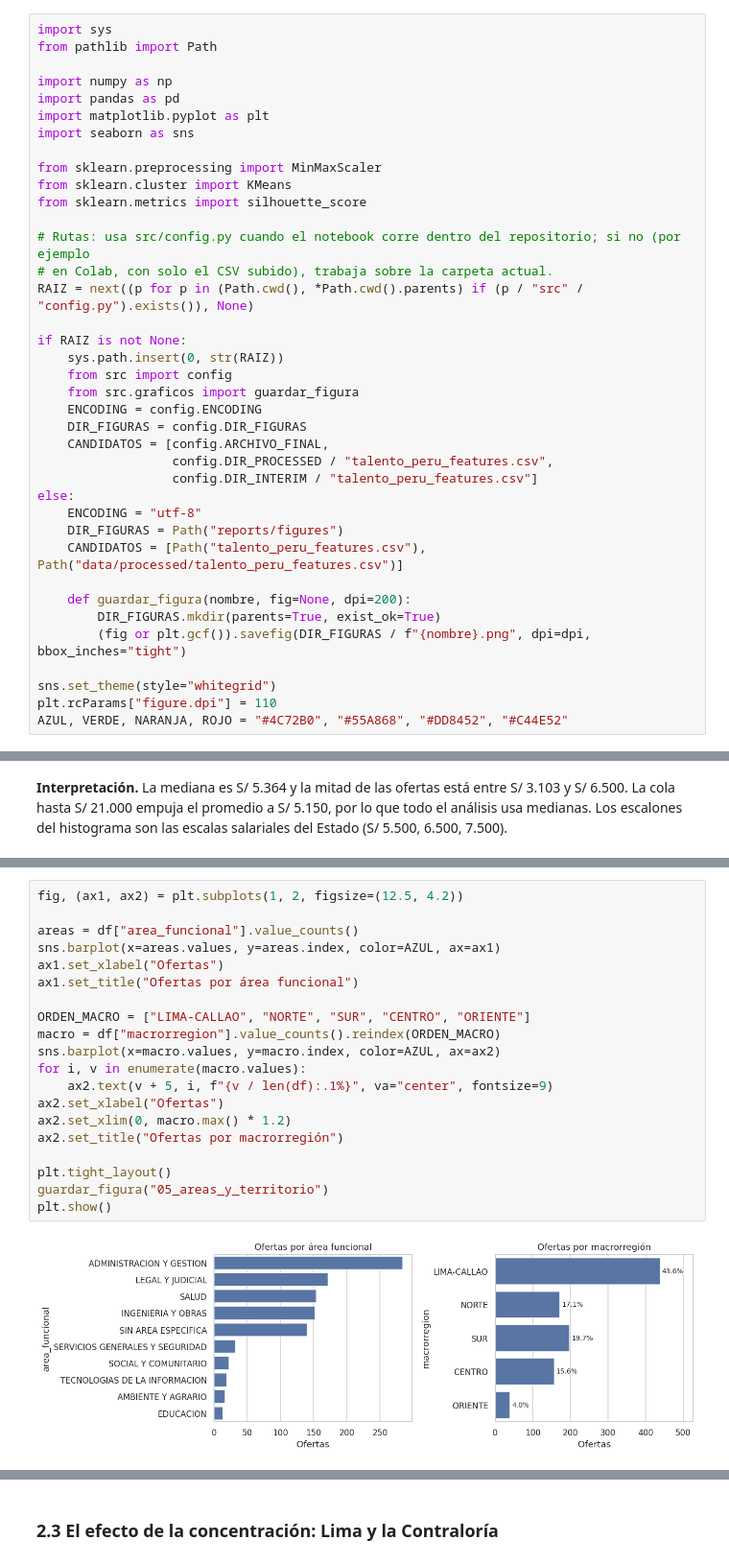
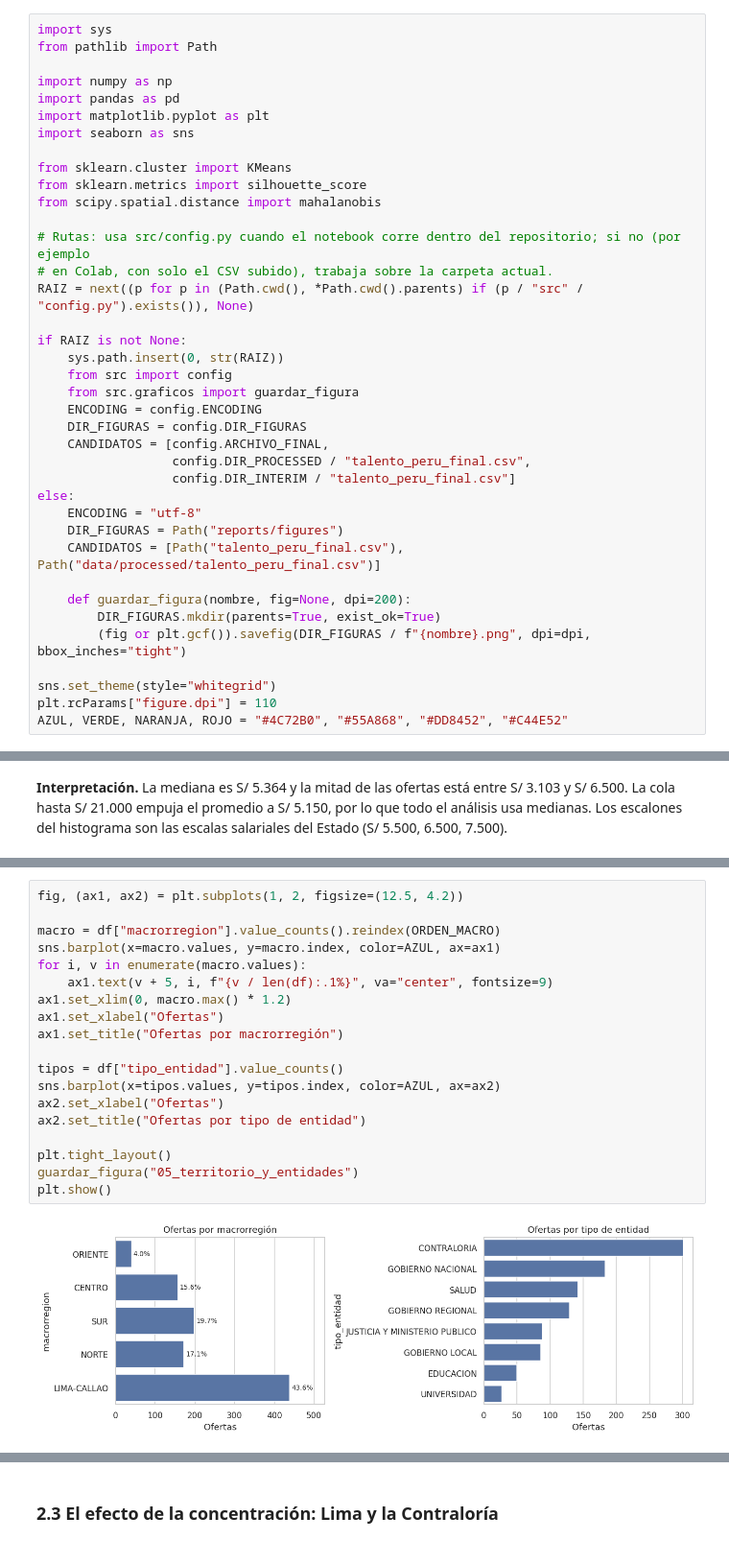
Before and after one commit to JaimeRamosT/Preprocesamiento-de-datos-y-Data-Analytics-Product, a Jupyter notebook: notebooks/05_analisis_exploratorio.ipynb, the cells around one changed output, grey strips where cells are left out. Shown at 96% size. Drawn from its saved outputs; the diff is of its cells as text.

```diff
--- a/notebooks/05_analisis_exploratorio.ipynb
+++ b/notebooks/05_analisis_exploratorio.ipynb
@@ -19,9 +17,9 @@ import pandas as pd
 import matplotlib.pyplot as plt
 import seaborn as sns
 
-from sklearn.preprocessing import MinMaxScaler
 from sklearn.cluster import KMeans
 from sklearn.metrics import silhouette_score
+from scipy.spatial.distance import mahalanobis
 
 # Rutas: usa src/config.py cuando el notebook corre dentro del repositorio; si no (por ejemplo
 # en Colab, con solo el CSV subido), trabaja sobre la carpeta actual.
@@ -34,12 +32,12 @@ if RAIZ is not None:
     ENCODING = config.ENCODING
     DIR_FIGURAS = config.DIR_FIGURAS
     CANDIDATOS = [config.ARCHIVO_FINAL,
-                  config.DIR_PROCESSED / "talento_peru_features.csv",
-                  config.DIR_INTERIM / "talento_peru_features.csv"]
+                  config.DIR_PROCESSED / "talento_peru_final.csv",
+                  config.DIR_INTERIM / "talento_peru_final.csv"]
 else:
     ENCODING = "utf-8"
     DIR_FIGURAS = Path("reports/figures")
-    CANDIDATOS = [Path("talento_peru_features.csv"), Path("data/processed/talento_peru_features.csv")]
+    CANDIDATOS = [Path("talento_peru_final.csv"), Path("data/processed/talento_peru_final.csv")]
 
     def guardar_figura(nombre, fig=None, dpi=200):
         DIR_FIGURAS.mkdir(parents=True, exist_ok=True)
@@ -145,22 +192,21 @@ entrada que pagan como las de perfiles con experiencia; encontrarlas es el objet
 # %%
 fig, (ax1, ax2) = plt.subplots(1, 2, figsize=(12.5, 4.2))
 
-areas = df["area_funcional"].value_counts()
-sns.barplot(x=areas.values, y=areas.index, color=AZUL, ax=ax1)
+macro = df["macrorregion"].value_counts().reindex(ORDEN_MACRO)
+sns.barplot(x=macro.values, y=macro.index, color=AZUL, ax=ax1)
+for i, v in enumerate(macro.values):
+    ax1.text(v + 5, i, f"{v / len(df):.1%}", va="center", fontsize=9)
+ax1.set_xlim(0, macro.max() * 1.2)
 ax1.set_xlabel("Ofertas")
-ax1.set_title("Ofertas por área funcional")
+ax1.set_title("Ofertas por macrorregión")
 
-ORDEN_MACRO = ["LIMA-CALLAO", "NORTE", "SUR", "CENTRO", "ORIENTE"]
-macro = df["macrorregion"].value_counts().reindex(ORDEN_MACRO)
-sns.barplot(x=macro.values, y=macro.index, color=AZUL, ax=ax2)
-for i, v in enumerate(macro.values):
-    ax2.text(v + 5, i, f"{v / len(df):.1%}", va="center", fontsize=9)
+tipos = df["tipo_entidad"].value_counts()
+sns.barplot(x=tipos.values, y=tipos.index, color=AZUL, ax=ax2)
 ax2.set_xlabel("Ofertas")
-ax2.set_xlim(0, macro.max() * 1.2)
-ax2.set_title("Ofertas por macrorregión")
+ax2.set_title("Ofertas por tipo de entidad")
 
 plt.tight_layout()
-guardar_figura("05_areas_y_territorio")
+guardar_figura("05_territorio_y_entidades")
 plt.show()
 # %% [output]
-[figure, old version]
+[figure, new version]
```
Also changed, not shown: parts of 57 cells of this notebook, 14 other files.
